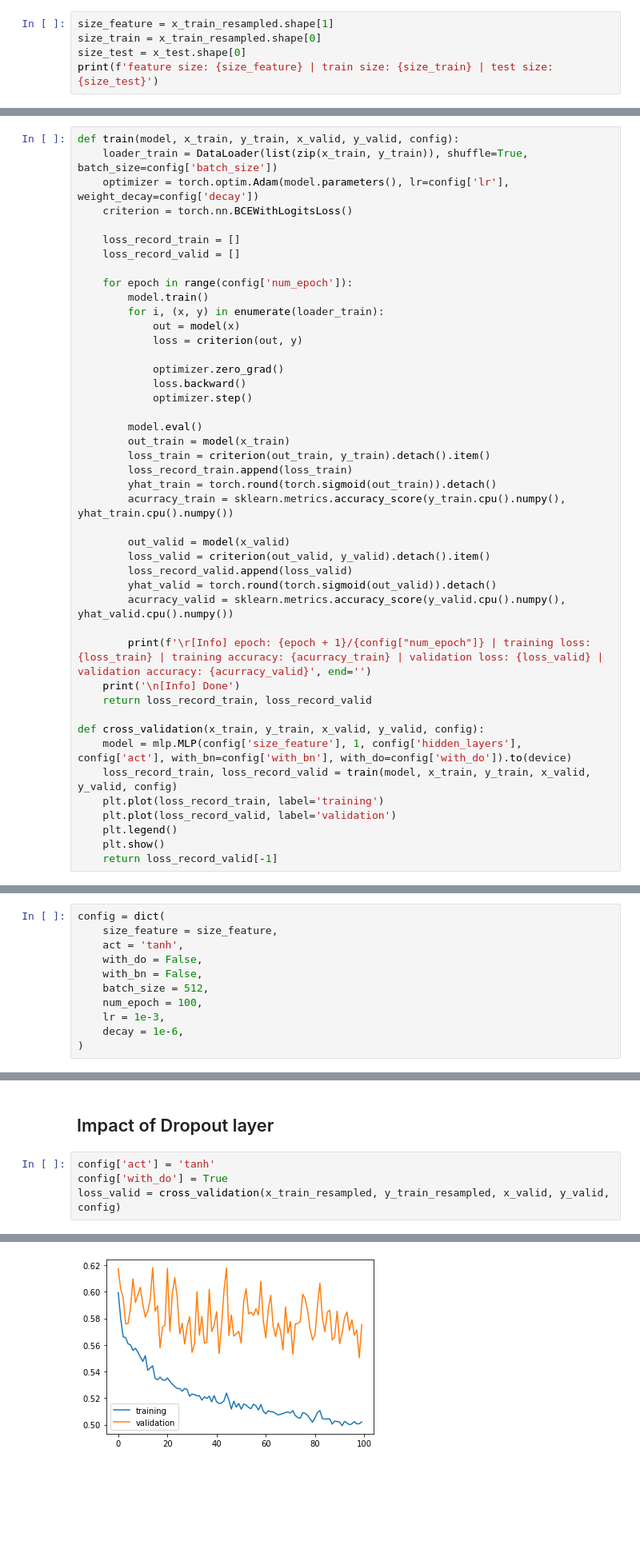
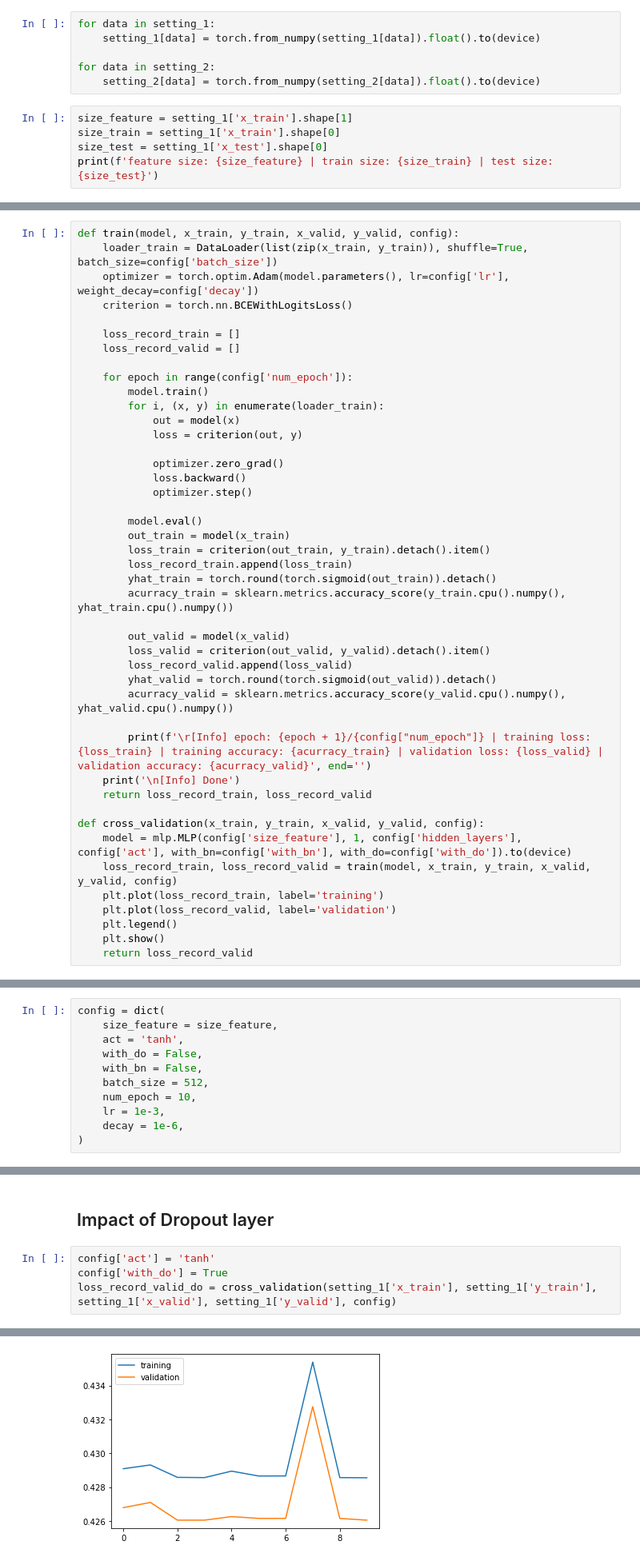
Before and after one commit to GuangyanCai/CS273A-Project, a Jupyter notebook: neural_network.ipynb, the cells around one changed output, grey strips where cells are left out. Shown at 80% size. Saved outputs shown, nothing was run; the diff lists cells and outputs as text; blank space fills up the shorter version.

```diff
--- a/neural_network.ipynb
+++ b/neural_network.ipynb
@@ -37,6 +33,12 @@ y_test = torch.from_numpy(y_test).float().unsqueeze(1).to(device)
+# %%
+for data in setting_1:
+    setting_1[data] = torch.from_numpy(setting_1[data]).float().to(device)
+
+for data in setting_2:
+    setting_2[data] = torch.from_numpy(setting_2[data]).float().to(device)
 # %%
-size_feature = x_train_resampled.shape[1]
-size_train = x_train_resampled.shape[0]
-size_test = x_test.shape[0]
+size_feature = setting_1['x_train'].shape[1]
+size_train = setting_1['x_train'].shape[0]
+size_test = setting_1['x_test'].shape[0]
 print(f'feature size: {size_feature} | train size: {size_train} | test size: {size_test}')
 # %% [output]
@@ -84,7 +86,7 @@ def cross_validation(x_train, y_train, x_valid, y_valid, config):
     plt.plot(loss_record_valid, label='validation')
     plt.legend()
     plt.show()
-    return loss_record_valid[-1]
+    return loss_record_valid
 # %% [markdown]
 ## Explore different hidden layers configuration
 # %% [markdown]
@@ -96,7 +98,7 @@ config = dict(
     with_do = False,
     with_bn = False,
     batch_size = 512,
-    num_epoch = 100,
+    num_epoch = 10,
     lr = 1e-3,
     decay = 1e-6,
 )
@@ -172,5 +203,5 @@ Tanh performs better in the above experiment. We will use Tanh from now on.
 # %%
 config['act'] = 'tanh'
 config['with_do'] = True
-loss_valid = cross_validation(x_train_resampled, y_train_resampled, x_valid, y_valid, config)
+loss_record_valid_do = cross_validation(setting_1['x_train'], setting_1['y_train'], setting_1['x_valid'], setting_1['y_valid'], config)
 # %% [output]
@@ -178,2 +209,2 @@ loss_valid = cross_validation(x_train_resampled, y_train_resampled, x_valid, y_v
 [Info] Done
-[figure, old version]
+[figure, new version]
```
Also changed, not shown: parts of 31 cells of this notebook.
